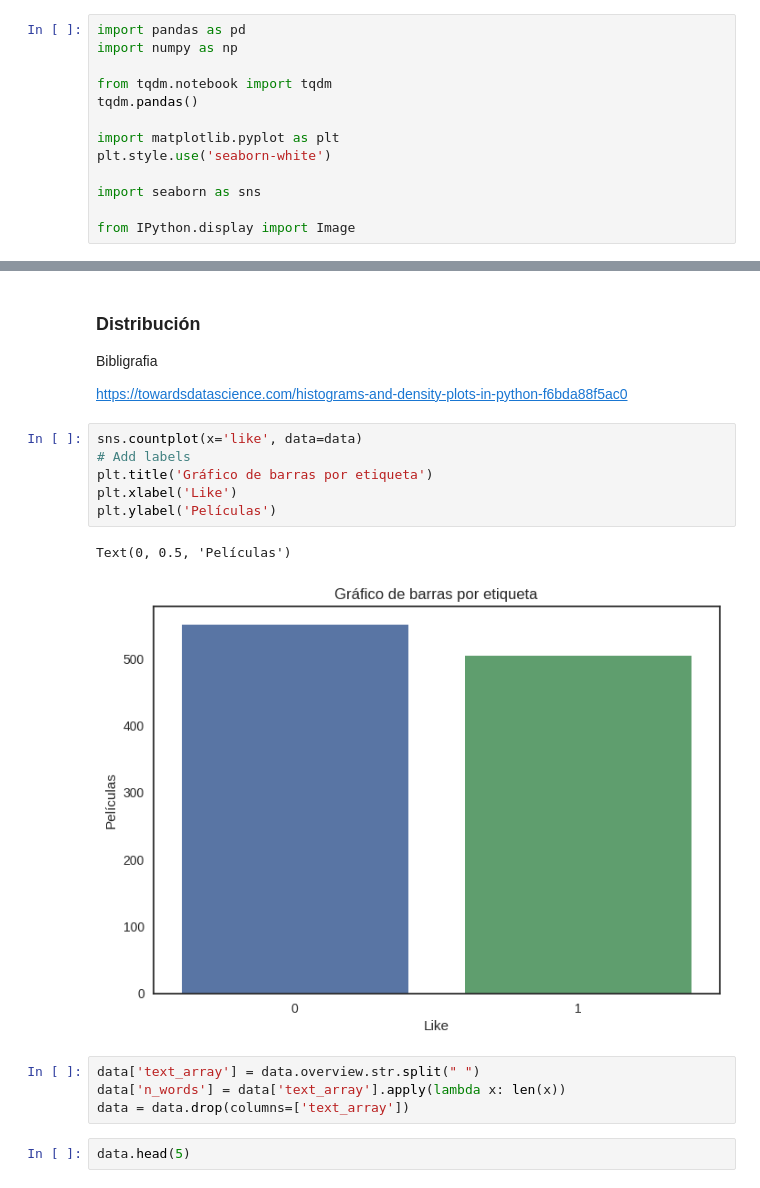
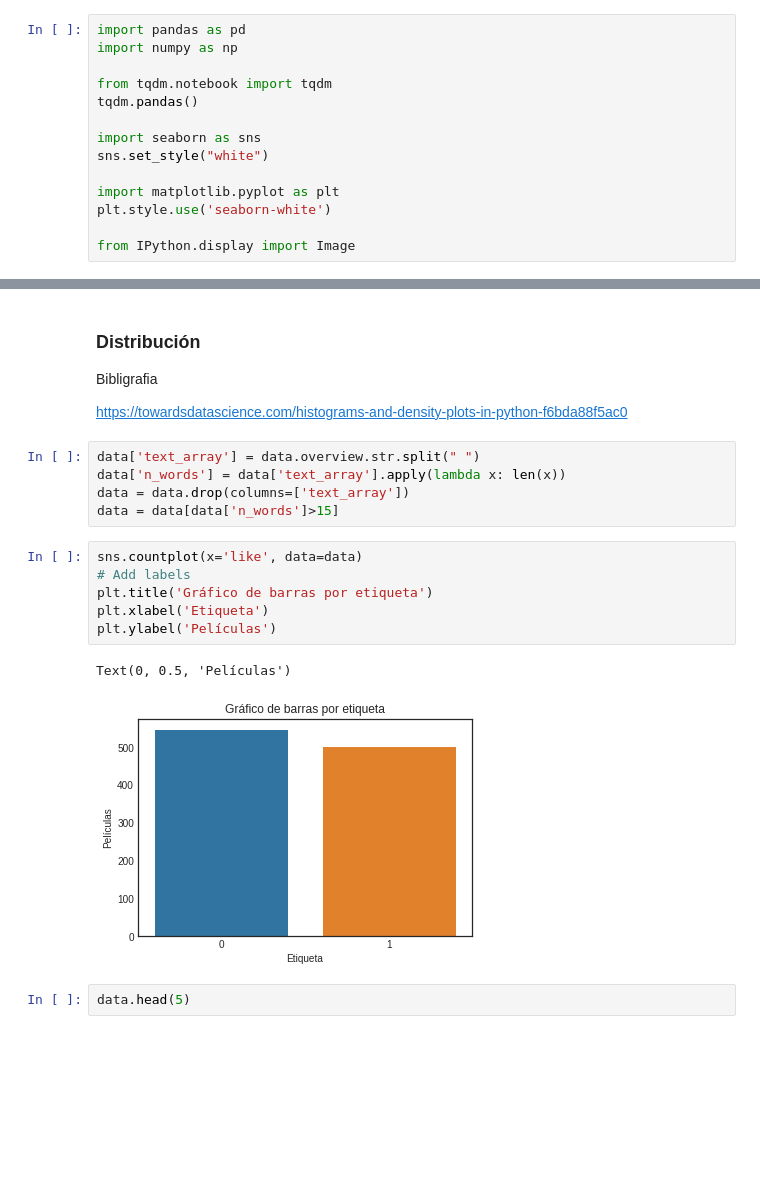
Before and after one commit to Jaimemorillo/ShouldIwatchThisMovie, a Jupyter notebook: memoria_data_antes.ipynb, the cells around one changed output, grey strips where cells are left out. Cells and saved outputs as stored; diff of their text form; blank space fills up the shorter version.

```diff
--- a/memoria_data_antes.ipynb
+++ b/memoria_data_antes.ipynb
@@ -22,11 +22,12 @@ import numpy as np
 from tqdm.notebook import tqdm
 tqdm.pandas()
 
+import seaborn as sns
+sns.set_style("white")
+
 import matplotlib.pyplot as plt
 plt.style.use('seaborn-white')
 
-import seaborn as sns
-
 from IPython.display import Image
 # %%
 dataover = pd.read_csv("gdrive/My Drive/TFG/tmdb_spanish_def.csv", sep='#',encoding='utf-8', lineterminator='\n')
@@ -73,19 +74,20 @@ Shape of data=> (1054, 4)
 Bibligrafia
 
 https://towardsdatascience.com/histograms-and-density-plots-in-python-f6bda88f5ac0
+# %%
+data['text_array'] = data.overview.str.split(" ")
+data['n_words'] = data['text_array'].apply(lambda x: len(x))
+data = data.drop(columns=['text_array'])
+data = data[data['n_words']>15]
 # %%
 sns.countplot(x='like', data=data)
 # Add labels
 plt.title('Gráfico de barras por etiqueta')
-plt.xlabel('Like')
+plt.xlabel('Etiqueta')
 plt.ylabel('Películas')
 # %% [output]
 Text(0, 0.5, 'Películas')
-[figure, old version]
+[figure, new version]
-# %%
-data['text_array'] = data.overview.str.split(" ")
-data['n_words'] = data['text_array'].apply(lambda x: len(x))
-data = data.drop(columns=['text_array'])
 # %%
 data.head(5)
 # %% [output]
```
Also changed, not shown: parts of 14 cells of this notebook.
